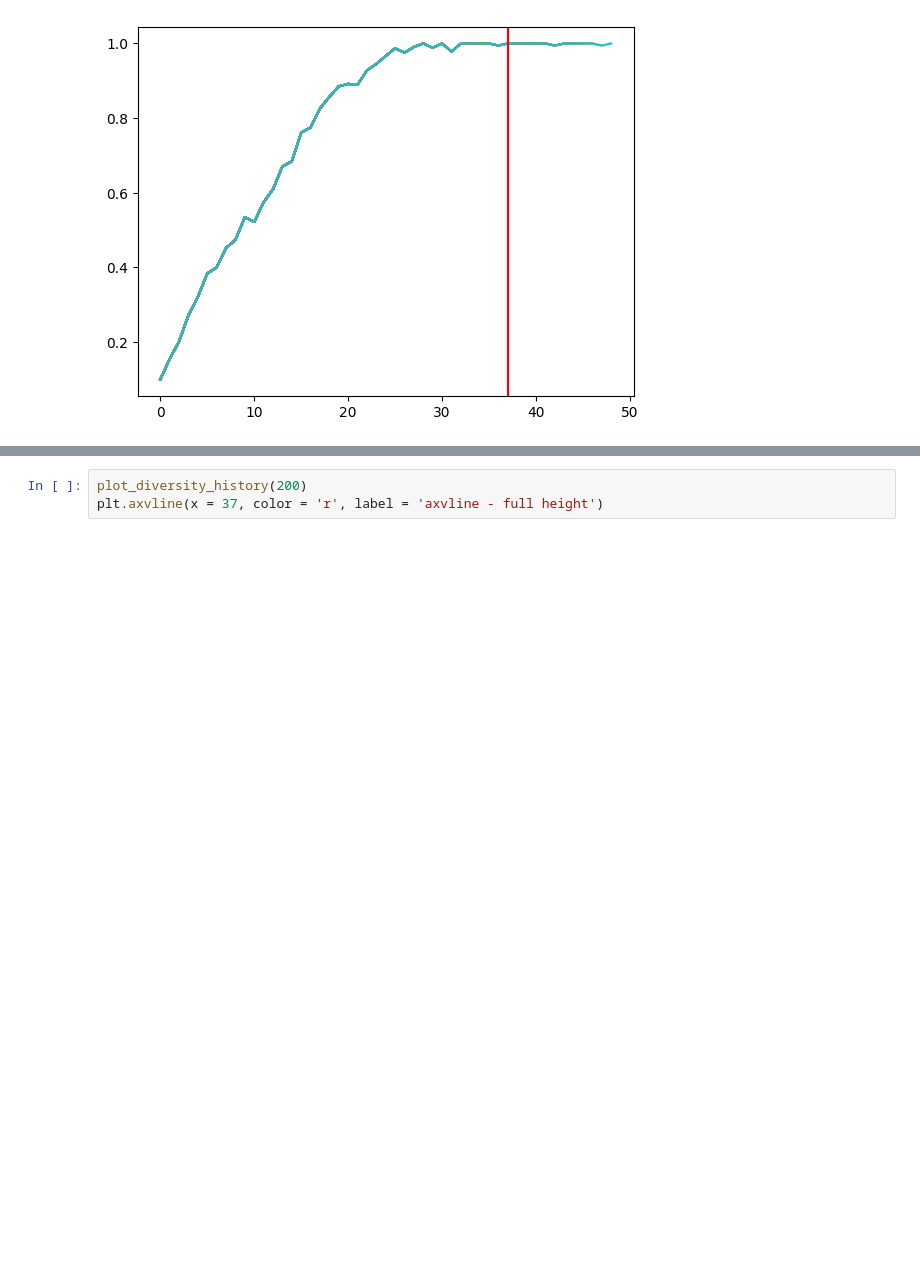
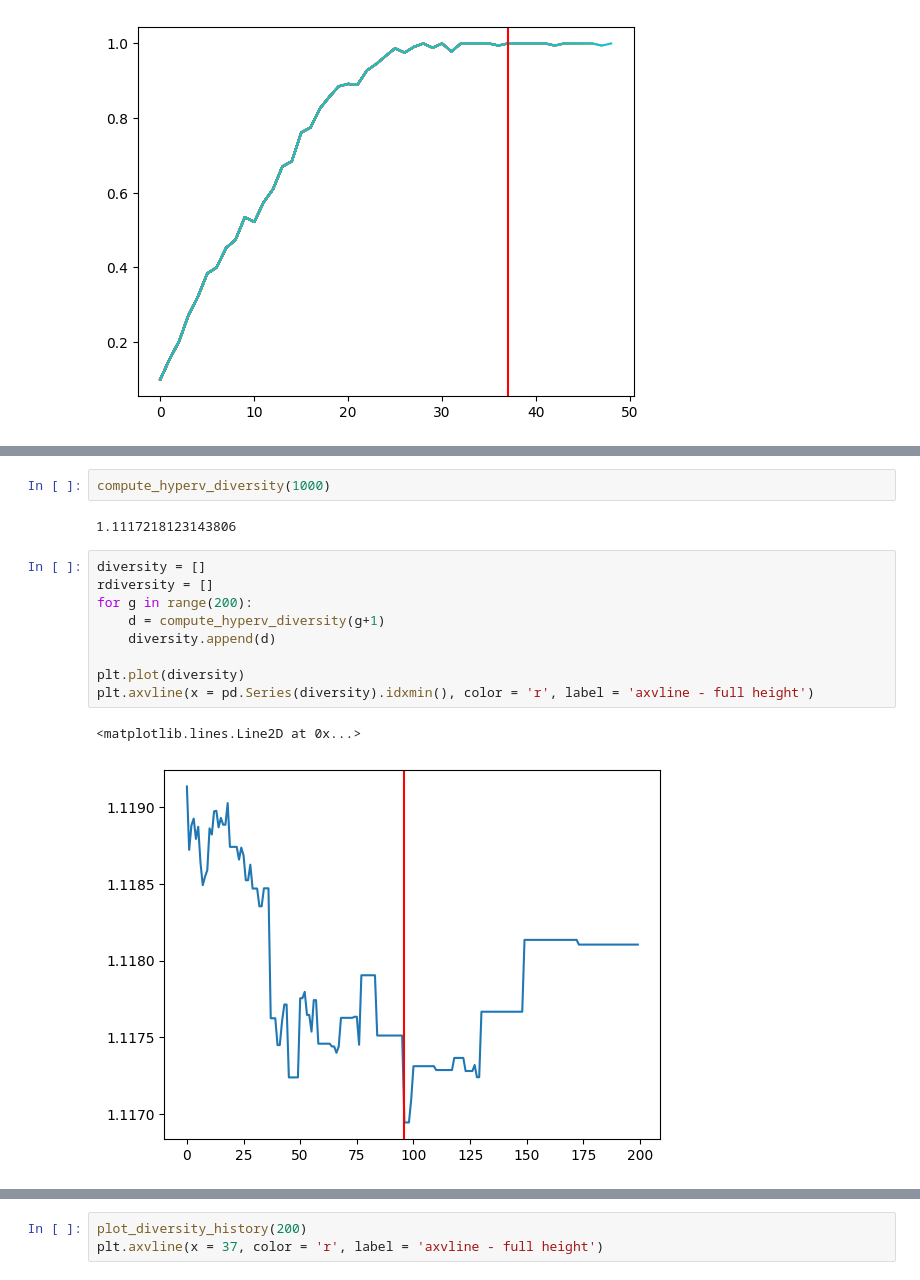
Before and after one commit to raphaelgoms/analysis-scripts, a Jupyter notebook: exps-data-analyzer.ipynb, the cells around one changed output, grey strips where cells are left out. Saved outputs shown, nothing was run; the diff lists cells and outputs as text; blank space fills up the shorter version.

Commit message:
implementing diversity metrics

```diff
--- a/exps-data-analyzer.ipynb
+++ b/exps-data-analyzer.ipynb
@@ -554,0 +609,16 @@ plt.axvline(x = 37, color = 'r', label = 'axvline - full height')
+# %%
+compute_hyperv_diversity(1000)
+# %% [output]
+1.1117218123143806
+# %%
+diversity = []
+rdiversity = []
+for g in range(200):
+    d = compute_hyperv_diversity(g+1)
+    diversity.append(d)
+
+plt.plot(diversity)
+plt.axvline(x = pd.Series(diversity).idxmin(), color = 'r', label = 'axvline - full height')
+# %% [output]
+<matplotlib.lines.Line2D at 0x...>
+[figure, added]
```
Also changed, not shown: parts of 12 cells of this notebook.
